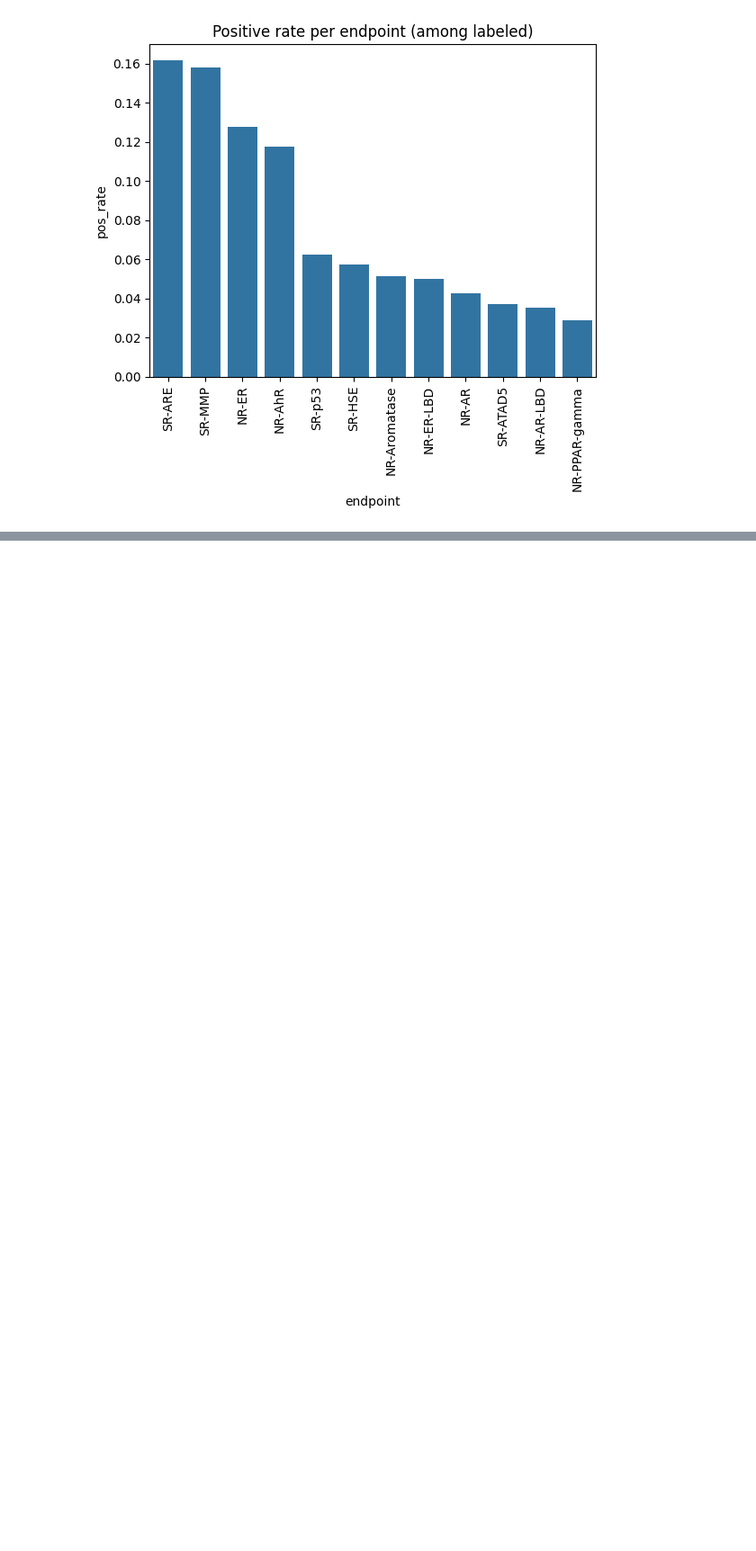
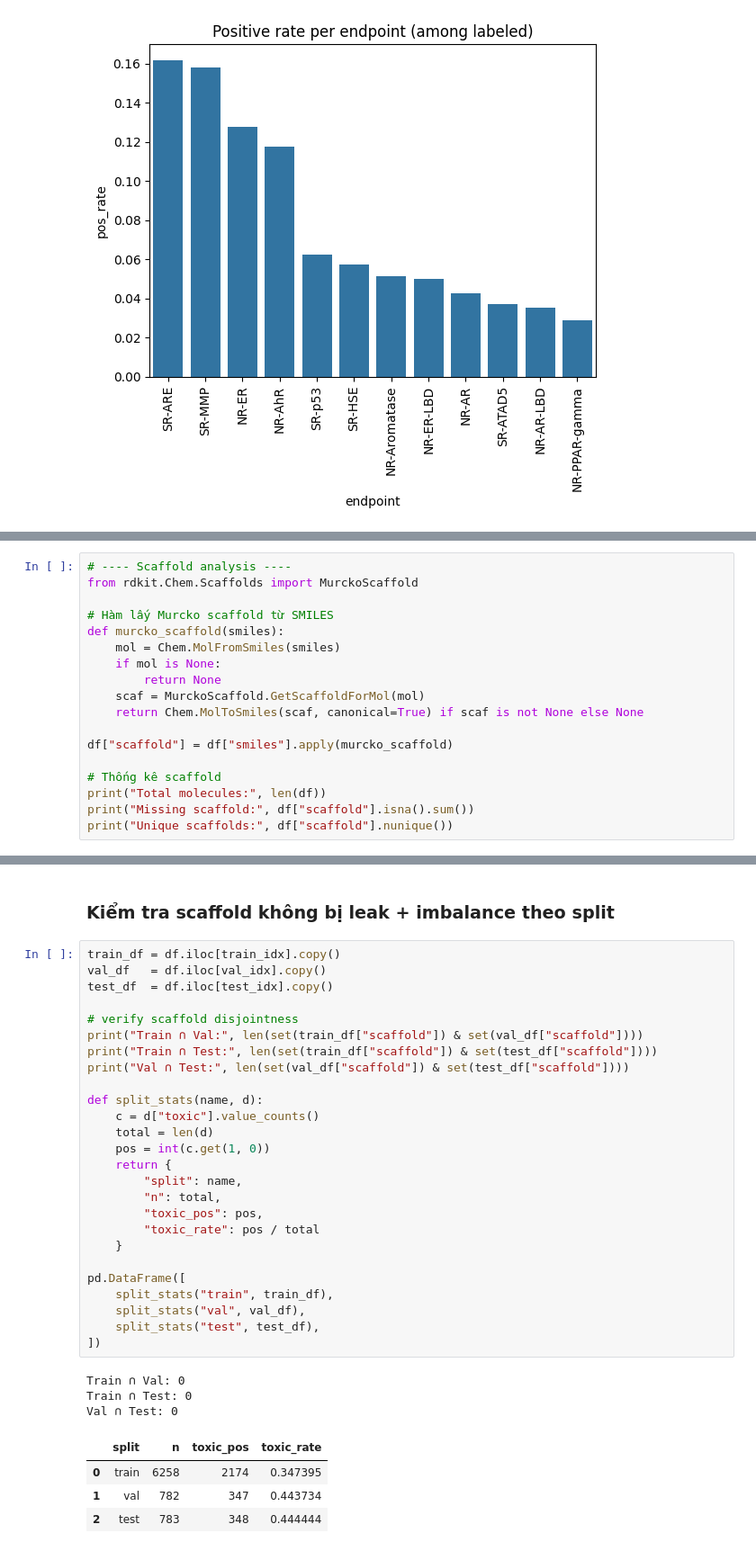
Before and after one commit to Thuhuong554/final_DA_for_life_science, a Jupyter notebook: EDA_Tox21.ipynb, the cells around one changed output, grey strips where cells are left out. Shown: that part at 90% size. Drawn from its saved outputs; the diff is of its cells as text; blank space fills up the shorter version.

```diff
--- a/EDA_Tox21.ipynb
+++ b/EDA_Tox21.ipynb
@@ -179,0 +258,18 @@ plt.show()
+# %%
+# ---- Scaffold analysis ----
+from rdkit.Chem.Scaffolds import MurckoScaffold
+
+# Hàm lấy Murcko scaffold từ SMILES
+def murcko_scaffold(smiles):
+    mol = Chem.MolFromSmiles(smiles)
+    if mol is None:
+        return None
+    scaf = MurckoScaffold.GetScaffoldForMol(mol)
+    return Chem.MolToSmiles(scaf, canonical=True) if scaf is not None else None
+
+df["scaffold"] = df["smiles"].apply(murcko_scaffold)
+
+# Thống kê scaffold
+print("Total molecules:", len(df))
+print("Missing scaffold:", df["scaffold"].isna().sum())
+print("Unique scaffolds:", df["scaffold"].nunique())
@@ -179,0 +323,36 @@ plt.show()
+# %% [markdown]
+### **Kiểm tra scaffold không bị leak + imbalance theo split**
+# %%
+train_df = df.iloc[train_idx].copy()
+val_df   = df.iloc[val_idx].copy()
+test_df  = df.iloc[test_idx].copy()
+
+# verify scaffold disjointness
+print("Train ∩ Val:", len(set(train_df["scaffold"]) & set(val_df["scaffold"])))
+print("Train ∩ Test:", len(set(train_df["scaffold"]) & set(test_df["scaffold"])))
+print("Val ∩ Test:", len(set(val_df["scaffold"]) & set(test_df["scaffold"])))
+
+def split_stats(name, d):
+    c = d["toxic"].value_counts()
+    total = len(d)
+    pos = int(c.get(1, 0))
+    return {
+        "split": name,
+        "n": total,
+        "toxic_pos": pos,
+        "toxic_rate": pos / total
+    }
+
+pd.DataFrame([
+    split_stats("train", train_df),
+    split_stats("val", val_df),
+    split_stats("test", test_df),
+])
+# %% [output]
+Train ∩ Val: 0
+Train ∩ Test: 0
+Val ∩ Test: 0
+|  | split | n | toxic_pos | toxic_rate |
+| 0 | train | 6258 | 2174 | 0.347395 |
+| 1 | val | 782 | 347 | 0.443734 |
+| 2 | test | 783 | 348 | 0.444444 |
```
Also changed, not shown: parts of 54 cells of this notebook, 4 other files.
